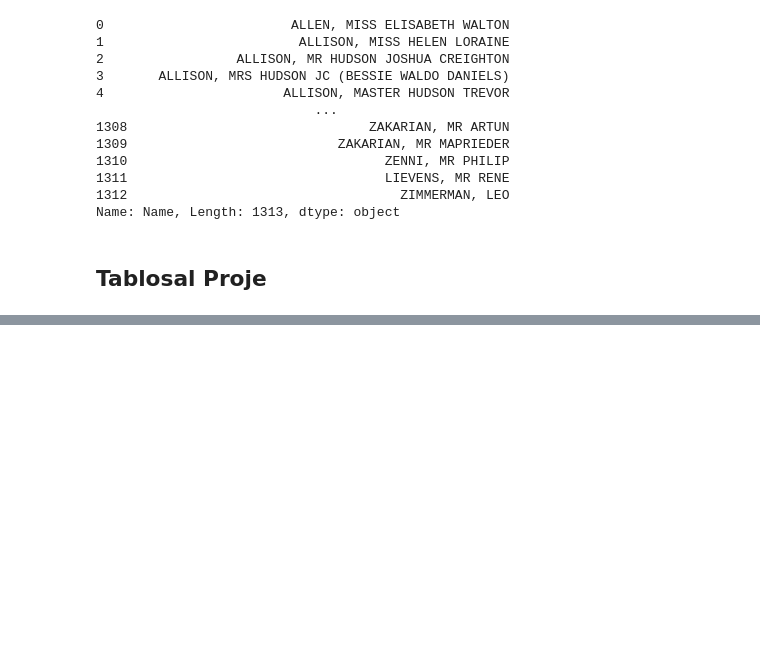
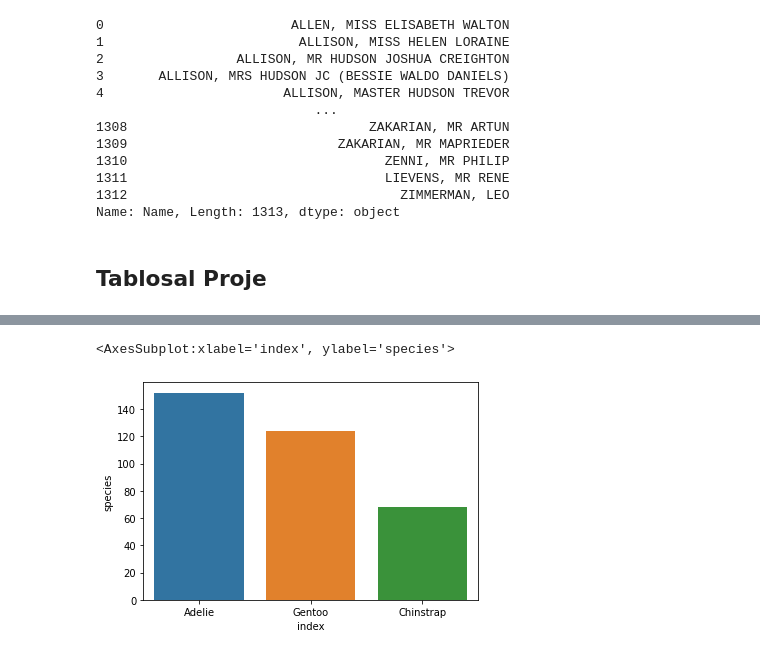
Before and after one commit to mericgenc92/veri-bilimi-egitimi, a Jupyter notebook: veri_bilimi_calisma.ipynb, the cells around one changed output, grey strips where cells are left out. Drawn from its saved outputs; the diff is of its cells as text; code cells hidden in the pictures; blank space fills up the shorter version.

```diff
--- a/veri_bilimi_calisma.ipynb
+++ b/veri_bilimi_calisma.ipynb
@@ -249,0 +352,2 @@ Name: Name, Length: 1313, dtype: object
+# %%
+df.iloc[:,:] = imputer.fit_transform(df)
@@ -249,0 +377,3 @@ Name: Name, Length: 1313, dtype: object
+# %%
+le = LabelEncoder()
+df["gender"] = le.fit_transform(df["sex"])
@@ -249,0 +396,2 @@ Name: Name, Length: 1313, dtype: object
+# %%
+df = df.drop(labels=["sex"], axis=1)
@@ -249,0 +414,7 @@ Name: Name, Length: 1313, dtype: object
+# %%
+species_count = df["species"].value_counts().reset_index()
+# %%
+sns.barplot(data=species_count, x="index", y="species")
+# %% [output]
+<AxesSubplot:xlabel='index', ylabel='species'>
+[figure, added]
```
Also changed, not shown: parts of 57 cells of this notebook, 1 other file.
